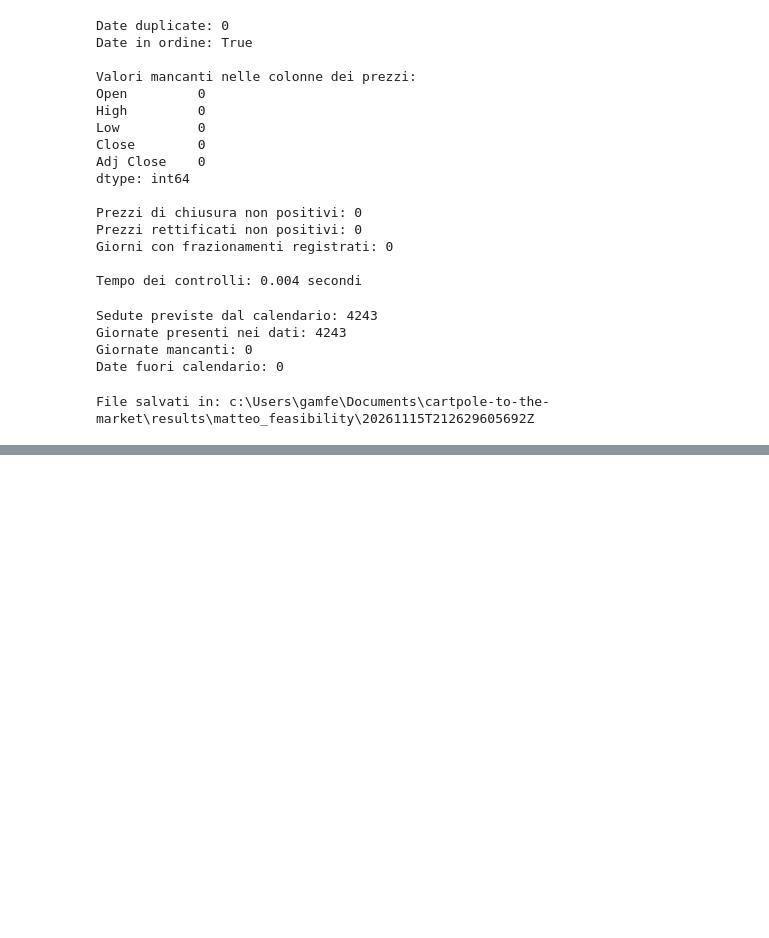
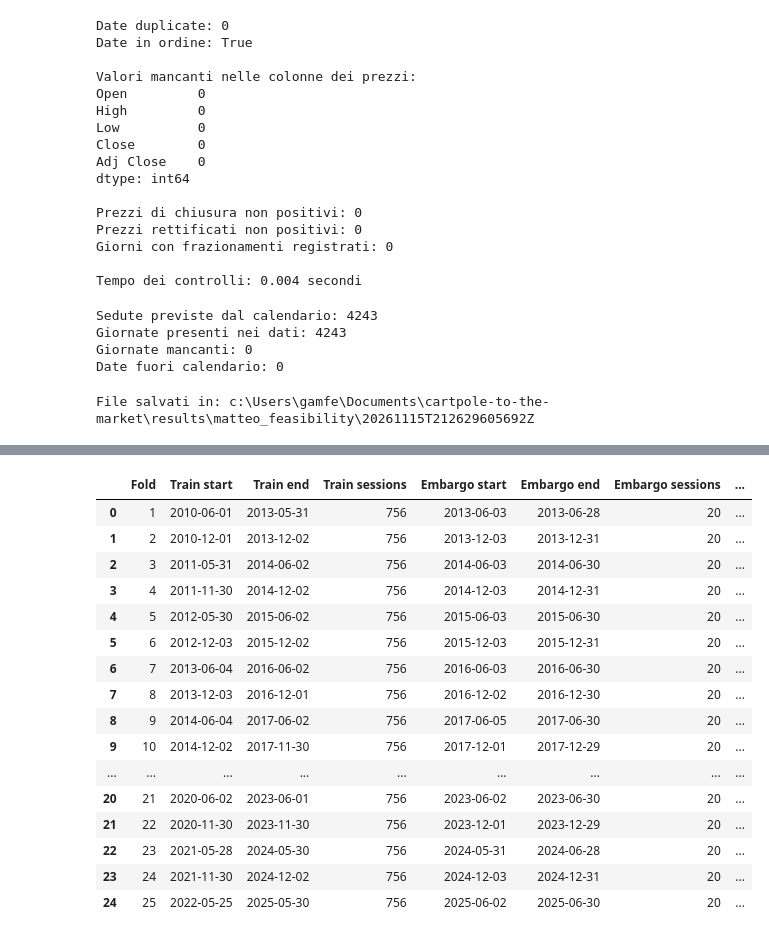
Before and after one commit to bs-machinelearning/cartpole-to-the-market, a Jupyter notebook: 3. Honest Evaluation/Matteo.ipynb, the cells around one changed output, grey strips where cells are left out. Cells and saved outputs as stored; diff of their text form; code cells hidden in the pictures; blank space fills up the shorter version.

Commit message:
Add candidate ETF data, draft walk-forward protocol and SPY source cross-check

```diff
--- a/3. Honest Evaluation/Matteo.ipynb
+++ b/3. Honest Evaluation/Matteo.ipynb
@@ -179,0 +459,61 @@ File salvati in: c:\Users\gamfe\Documents\cartpole-to-the-market\results\matteo_
+# %%
+# Proposed settings: subject to team approval
+train_sessions = 756
+embargo_sessions = 20
+
+dates = adjusted_closes.index
+fold_rows = []
+
+# Start in July 2013 to allow enough training history and embargo
+test_starts = pd.date_range(
+    start="2013-07-01",
+    end="2025-07-01",
+    freq="6MS"
+)
+
+for fold_number, test_start in enumerate(test_starts, start=1):
+    test_end_exclusive = test_start + pd.DateOffset(months=6)
+
+    test_dates = dates[
+        (dates >= test_start)
+        & (dates < test_end_exclusive)
+    ]
+
+    if test_dates.empty:
+        continue
+
+    first_test_position = dates.get_loc(test_dates[0])
+    train_stop = first_test_position - embargo_sessions
+    train_start = train_stop - train_sessions
+
+    if train_start < 0:
+        raise ValueError("Insufficient training history")
+
+    train_dates = dates[train_start:train_stop]
+    gap_dates = dates[train_stop:first_test_position]
+
+    fold_rows.append({
+        "Fold": fold_number,
+        "Train start": train_dates[0].date(),
+        "Train end": train_dates[-1].date(),
+        "Train sessions": len(train_dates),
+        "Embargo start": gap_dates[0].date(),
+        "Embargo end": gap_dates[-1].date(),
+        "Embargo sessions": len(gap_dates),
+        "Test start": test_dates[0].date(),
+        "Test end": test_dates[-1].date(),
+        "Test sessions": len(test_dates)
+    })
+
+proposed_folds = pd.DataFrame(fold_rows)
+
+proposed_folds.to_csv(
+    output_folder / "proposed_walk_forward_folds.csv",
+    index=False
+)
+
+print("PROPOSAL — not an approved or frozen protocol")
+print("Number of folds:", len(proposed_folds))
+print("No models have been trained or evaluated.")
+display(proposed_folds)
+# %% [output]
@@ -179,0 +523,17 @@ File salvati in: c:\Users\gamfe\Documents\cartpole-to-the-market\results\matteo_
+|  | Fold | Train start | Train end | Train sessions | Embargo start | Embargo end | Embargo sessions | ... |
+| 0 | 1 | 2010-06-01 | 2013-05-31 | 756 | 2013-06-03 | 2013-06-28 | 20 | ... |
+| 1 | 2 | 2010-12-01 | 2013-12-02 | 756 | 2013-12-03 | 2013-12-31 | 20 | ... |
+| 2 | 3 | 2011-05-31 | 2014-06-02 | 756 | 2014-06-03 | 2014-06-30 | 20 | ... |
+| 3 | 4 | 2011-11-30 | 2014-12-02 | 756 | 2014-12-03 | 2014-12-31 | 20 | ... |
+| 4 | 5 | 2012-05-30 | 2015-06-02 | 756 | 2015-06-03 | 2015-06-30 | 20 | ... |
+| 5 | 6 | 2012-12-03 | 2015-12-02 | 756 | 2015-12-03 | 2015-12-31 | 20 | ... |
+| 6 | 7 | 2013-06-04 | 2016-06-02 | 756 | 2016-06-03 | 2016-06-30 | 20 | ... |
+| 7 | 8 | 2013-12-03 | 2016-12-01 | 756 | 2016-12-02 | 2016-12-30 | 20 | ... |
+| 8 | 9 | 2014-06-04 | 2017-06-02 | 756 | 2017-06-05 | 2017-06-30 | 20 | ... |
+| 9 | 10 | 2014-12-02 | 2017-11-30 | 756 | 2017-12-01 | 2017-12-29 | 20 | ... |
+| ... | ... | ... | ... | ... | ... | ... | ... | ... |
+| 20 | 21 | 2020-06-02 | 2023-06-01 | 756 | 2023-06-02 | 2023-06-30 | 20 | ... |
+| 21 | 22 | 2020-11-30 | 2023-11-30 | 756 | 2023-12-01 | 2023-12-29 | 20 | ... |
+| 22 | 23 | 2021-05-28 | 2024-05-30 | 756 | 2024-05-31 | 2024-06-28 | 20 | ... |
+| 23 | 24 | 2021-11-30 | 2024-12-02 | 756 | 2024-12-03 | 2024-12-31 | 20 | ... |
+| 24 | 25 | 2022-05-25 | 2025-05-30 | 756 | 2025-06-02 | 2025-06-30 | 20 | ... |
```
Also changed, not shown: parts of 8 cells of this notebook, 24 other files.
